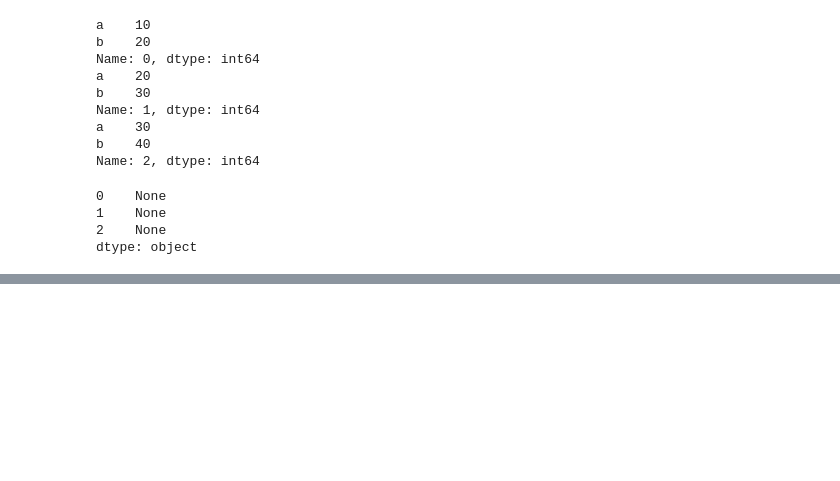
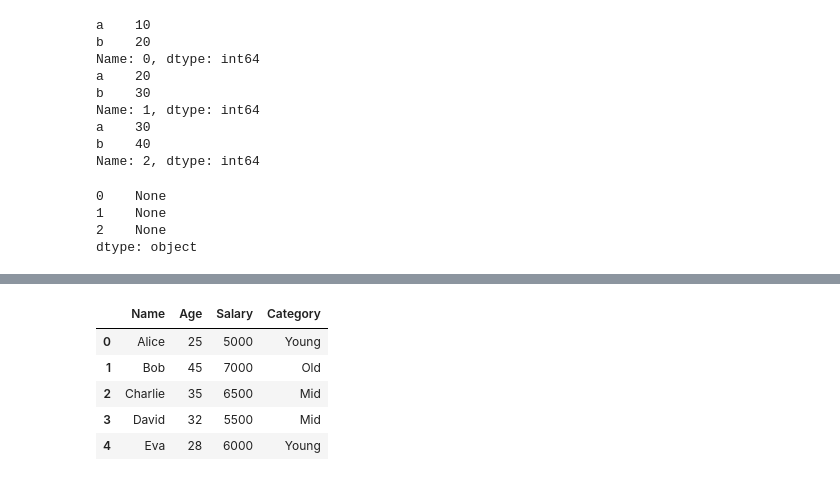
Before and after one commit to ZeroJoon2/pythonstudy, a Jupyter notebook: (수업)22 pandas.ipynb, the cells around one changed output, grey strips where cells are left out. Saved outputs shown, nothing was run; the diff lists cells and outputs as text; code cells hidden in the pictures; blank space fills up the shorter version.

```diff
--- a/(수업)22 pandas.ipynb
+++ b/(수업)22 pandas.ipynb
@@ -1590,0 +1655,18 @@ dtype: object
+# %%
+def age_category(age):
+    if age < 30 :
+        return "Young"
+    elif age  < 40:
+        return "Mid"
+    else:
+        return "Old"
+# %%
+df["Category"] = df["Age"].apply(age_category)
+df
+# %% [output]
+|  | Name | Age | Salary | Category |
+| 0 | Alice | 25 | 5000 | Young |
+| 1 | Bob | 45 | 7000 | Old |
+| 2 | Charlie | 35 | 6500 | Mid |
+| 3 | David | 32 | 5500 | Mid |
+| 4 | Eva | 28 | 6000 | Young |
```
Also changed, not shown: parts of 9 cells of this notebook.
